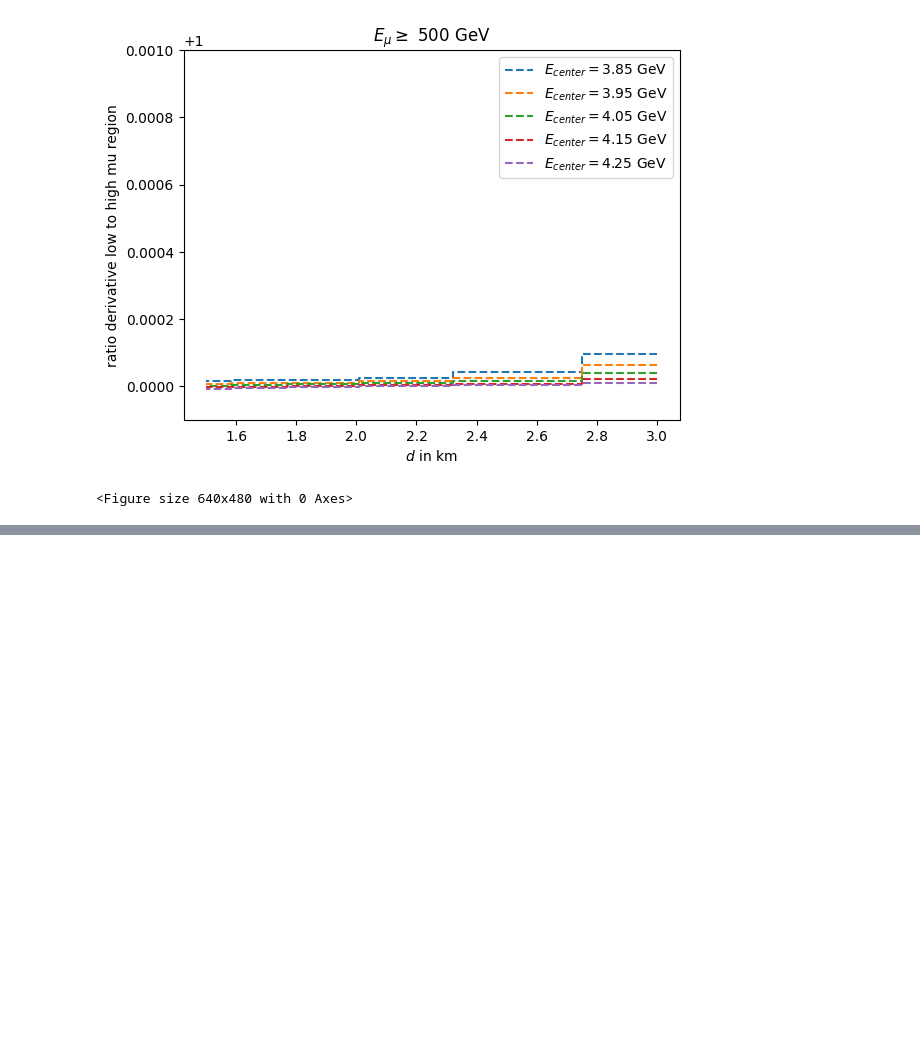
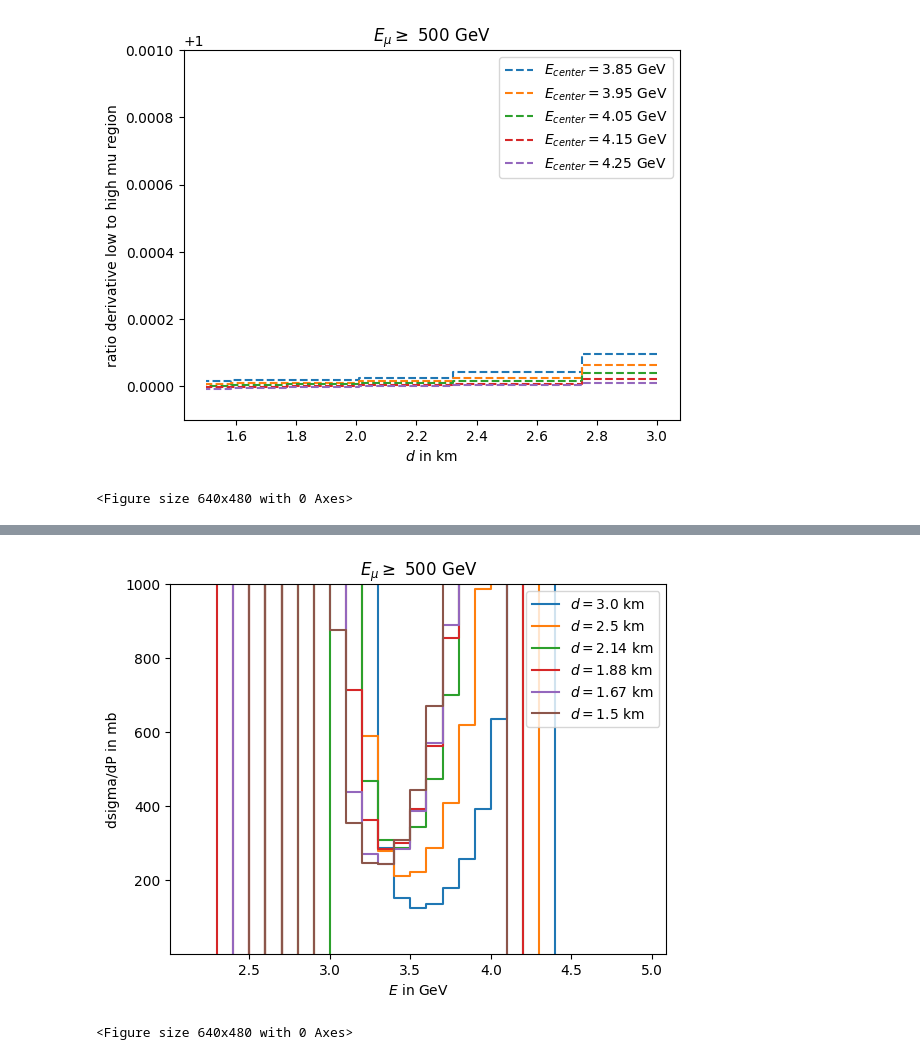
Before and after one commit to karohymon/cs-analysis, a Jupyter notebook: IceCube_diffuse_underground_bundles/slope_param_thresholdintegration.ipynb, the cells around one changed output, grey strips where cells are left out. Drawn from its saved outputs; the diff is of its cells as text; code cells hidden in the pictures; blank space fills up the shorter version.

```diff
--- a/IceCube_diffuse_underground_bundles/slope_param_thresholdintegration.ipynb
+++ b/IceCube_diffuse_underground_bundles/slope_param_thresholdintegration.ipynb
@@ -317,0 +338,16 @@ plt.show()
+# %%
+# dsig dP
+
+for d in range(len(sl)):
+    plt.plot(e_center, dP_dsig_500[d,:]**(-1),label="$d=$" + str(np.round(sl[d],decimals=2)) + " km",drawstyle='steps-mid')
+plt.ylabel('dsigma/dP in mb')
+plt.xlabel('$E$ in GeV')
+plt.ylim([1,1e3])
+plt.legend()
+plt.title('$E_{\mu}\geq $ 500 GeV')
+plt.savefig(plot_dir + 'cs_p_energybintest_powerlawderiv_dsigdP_ebin_slantdepth_threshold.png')
+plt.show()
+plt.clf()
+# %% [output]
+[figure, added]
+<Figure size 640x480 with 0 Axes>
```
Also changed, not shown: parts of 8 cells of this notebook.
